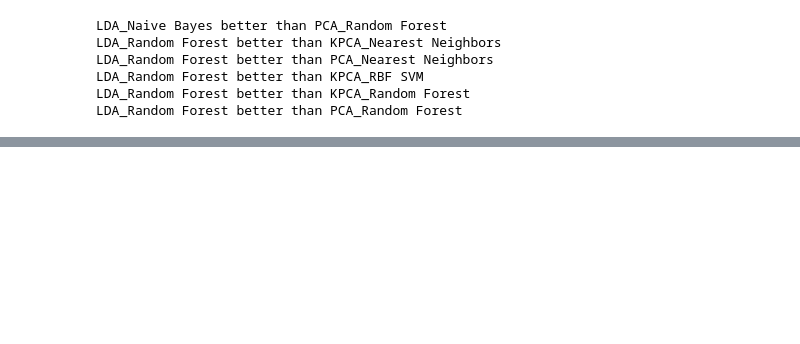
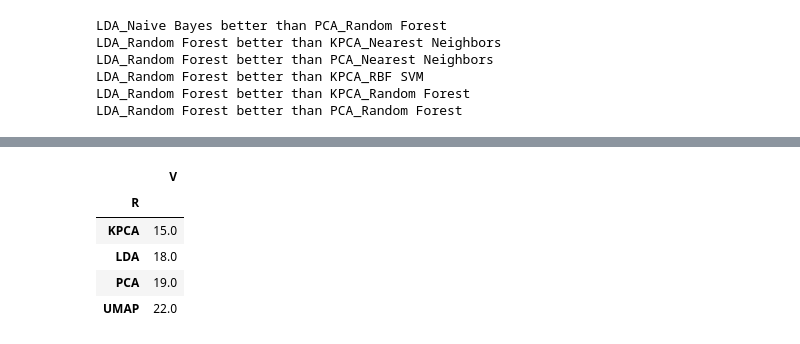
Before and after one commit to OldGentleman/ML_Dimensional_reduction, a Jupyter notebook: results/result_tt.ipynb, the cells around one changed output, grey strips where cells are left out. Drawn from its saved outputs; the diff is of its cells as text; code cells hidden in the pictures; blank space fills up the shorter version.

```diff
--- a/results/result_tt.ipynb
+++ b/results/result_tt.ipynb
@@ -129,0 +164,9 @@ wilx(sets)
+# %%
+best_clf_red.groupby('R').sum().drop(columns=['C'])
+# %% [output]
+|  | V |
+| R |  |
+| KPCA | 15.0 |
+| LDA | 18.0 |
+| PCA | 19.0 |
+| UMAP | 22.0 |
```
Also changed, not shown: parts of 12 cells of this notebook, 7 other files.
